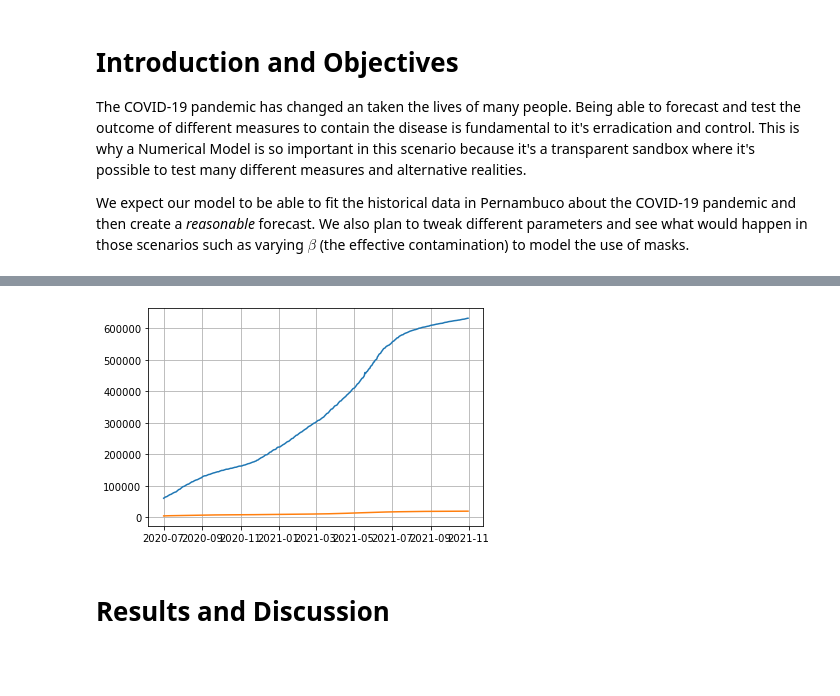
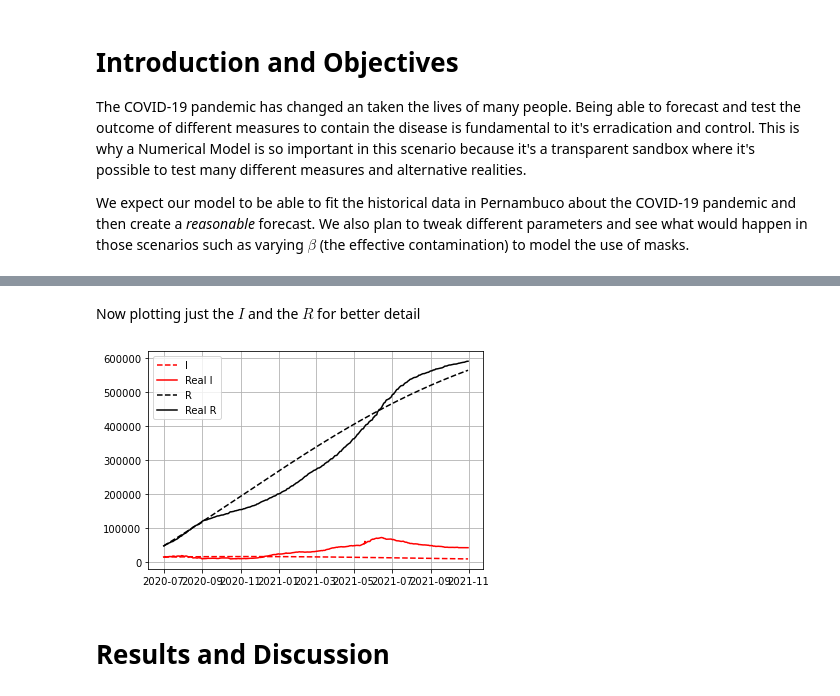
Before and after one commit to gbrls/Covid19NumericalAnalisys, a Jupyter notebook: main.ipynb, the cells around one changed output, grey strips where cells are left out. Cells and saved outputs as stored; diff of their text form; code cells hidden in the pictures; blank space fills up the shorter version.

```diff
--- a/main.ipynb
+++ b/main.ipynb
@@ -103,14 +119,16 @@ plt.show()
-# %%
-
-#plt.gca().xaxis.set_major_formatter(mdates.DateFormatter('%m/%d/%Y'))
-#plt.gca().xaxis.set_major_locator(mdates.DayLocator())
-plt.grid()
-plt.plot(df['confirmados'])
-plt.plot(df['obitos'])
-plt.show()
-#plt.gcf().autofmt_xdate()
-# %% [output]
-[figure, removed]
+# %% [markdown]
+Now plotting just the $I$ and the $R$ for better detail
+# %%
+plt.grid()
+#plt.plot(r, S, label="S", color="darkblue", linestyle="dashed")
+plt.plot(r, I, label="I", color="red", linestyle="dashed")
+plt.plot(df['confirmados'] - (df['obitos'] + df['recuperados']), label="Real I", color="red")
+plt.plot(r, R, label="R", color="black", linestyle="dashed")
+plt.plot(df['obitos'] + df['recuperados'], label="Real R", color="black")
+plt.legend()
+plt.show()
+# %% [output]
+[figure, added]
 # %% [markdown]
 # Results and Discussion
 # %% [markdown]
```
Also changed, not shown: parts of 4 cells of this notebook.
